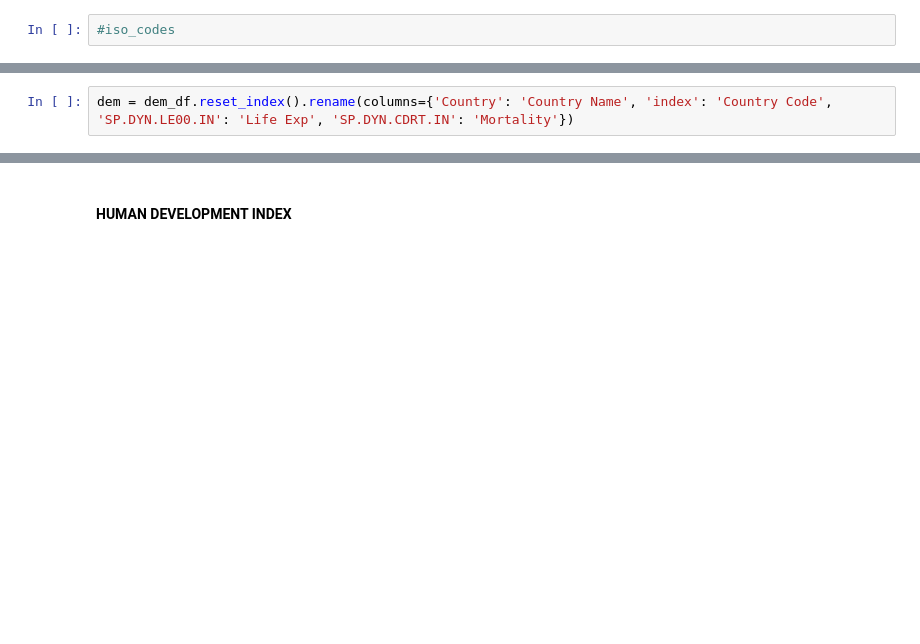
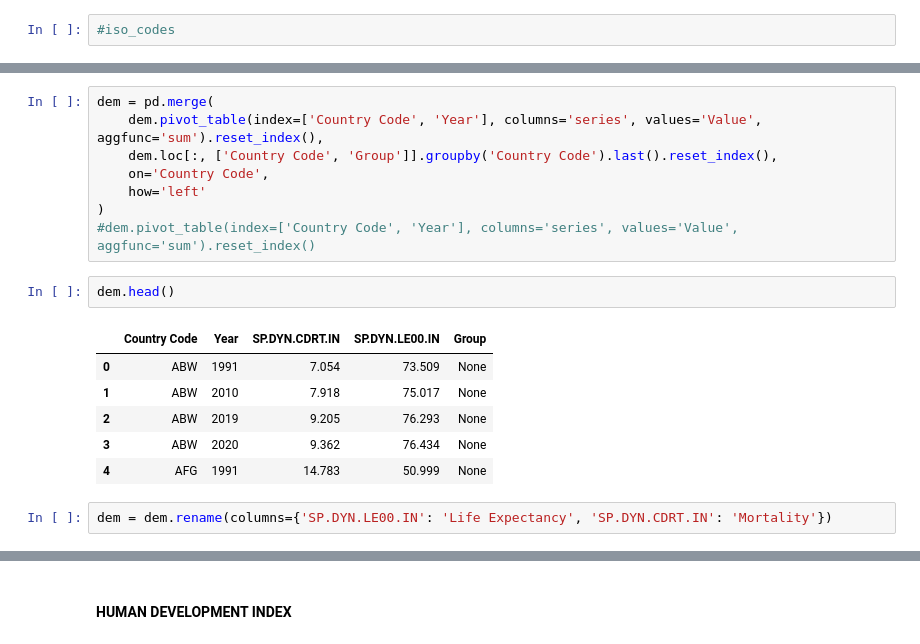
Before and after one commit to d2ski/fsu-fwt-development, a Jupyter notebook: explore.ipynb, the cells around one changed output, grey strips where cells are left out. Cells and saved outputs as stored; diff of their text form; blank space fills up the shorter version.

```diff
--- a/explore.ipynb
+++ b/explore.ipynb
@@ -982,2 +995,19 @@ dem_df = wb.data.DataFrame(['SP.DYN.LE00.IN', 'SP.DYN.CDRT.IN'], time=2020, labe
+# %%
+dem = pd.merge(
+    dem.pivot_table(index=['Country Code', 'Year'], columns='series', values='Value', aggfunc='sum').reset_index(),
+    dem.loc[:, ['Country Code', 'Group']].groupby('Country Code').last().reset_index(),
+    on='Country Code',
+    how='left'
+)
+#dem.pivot_table(index=['Country Code', 'Year'], columns='series', values='Value', aggfunc='sum').reset_index()
+# %%
+dem.head()
+# %% [output]
+|  | Country Code | Year | SP.DYN.CDRT.IN | SP.DYN.LE00.IN | Group |
+| 0 | ABW | 1991 | 7.054 | 73.509 | None |
+| 1 | ABW | 2010 | 7.918 | 75.017 | None |
+| 2 | ABW | 2019 | 9.205 | 76.293 | None |
+| 3 | ABW | 2020 | 9.362 | 76.434 | None |
+| 4 | AFG | 1991 | 14.783 | 50.999 | None |
 # %%
-dem = dem_df.reset_index().rename(columns={'Country': 'Country Name', 'index': 'Country Code', 'SP.DYN.LE00.IN': 'Life Exp', 'SP.DYN.CDRT.IN': 'Mortality'})
+dem = dem.rename(columns={'SP.DYN.LE00.IN': 'Life Expectancy', 'SP.DYN.CDRT.IN': 'Mortality'})
```
Also changed, not shown: parts of 28 cells of this notebook.
